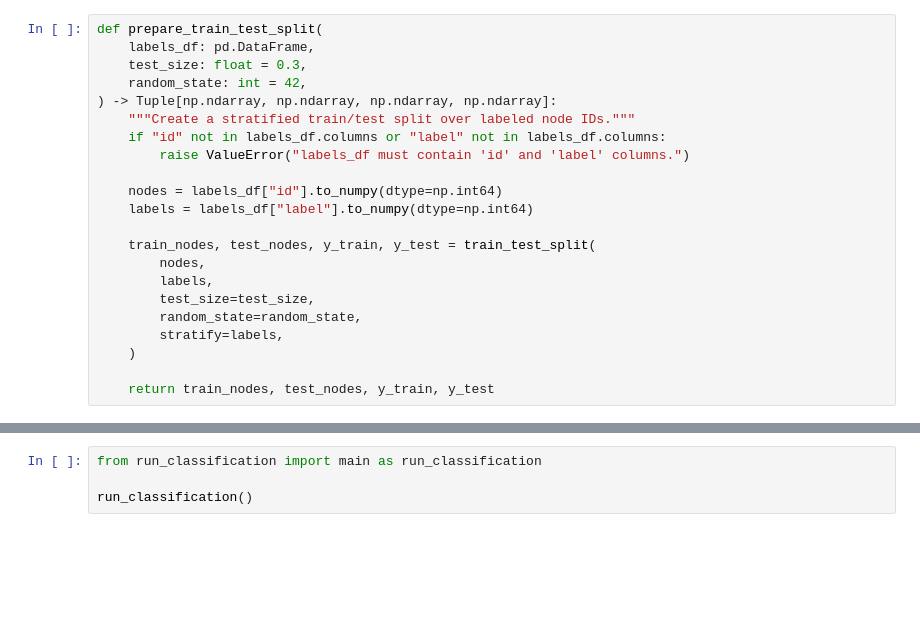
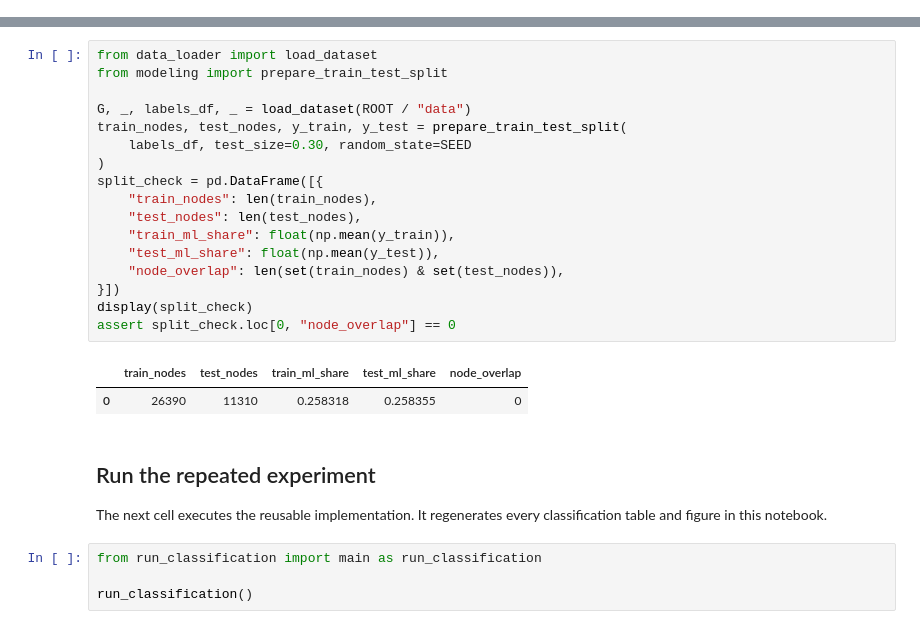
Before and after one commit to OfirAtias/github-social-network, a Jupyter notebook: notebooks/05_node_classification_algorithms.ipynb, the cells around one changed output, grey strips where cells are left out. Cells and saved outputs as stored; diff of their text form; blank space fills up the shorter version.

```diff
--- a/notebooks/05_node_classification_algorithms.ipynb
+++ b/notebooks/05_node_classification_algorithms.ipynb
@@ -75,22 +36,0 @@ Creates a seeded, stratified 70/30 split over labeled node IDs so every repeated
-# %%
-def prepare_train_test_split(
-    labels_df: pd.DataFrame,
-    test_size: float = 0.3,
-    random_state: int = 42,
-) -> Tuple[np.ndarray, np.ndarray, np.ndarray, np.ndarray]:
-    """Create a stratified train/test split over labeled node IDs."""
-    if "id" not in labels_df.columns or "label" not in labels_df.columns:
-        raise ValueError("labels_df must contain 'id' and 'label' columns.")
-
-    nodes = labels_df["id"].to_numpy(dtype=np.int64)
-    labels = labels_df["label"].to_numpy(dtype=np.int64)
-
-    train_nodes, test_nodes, y_train, y_test = train_test_split(
-        nodes,
-        labels,
-        test_size=test_size,
-        random_state=random_state,
-        stratify=labels,
-    )
-
-    return train_nodes, test_nodes, y_train, y_test
@@ -1428,3 +53,27 @@ Run the repeated classification step, threshold check, and the two error breakdo
+# %%
+from data_loader import load_dataset
+from modeling import prepare_train_test_split
+
+G, _, labels_df, _ = load_dataset(ROOT / "data")
+train_nodes, test_nodes, y_train, y_test = prepare_train_test_split(
+    labels_df, test_size=0.30, random_state=SEED
+)
+split_check = pd.DataFrame([{
+    "train_nodes": len(train_nodes),
+    "test_nodes": len(test_nodes),
+    "train_ml_share": float(np.mean(y_train)),
+    "test_ml_share": float(np.mean(y_test)),
+    "node_overlap": len(set(train_nodes) & set(test_nodes)),
+}])
+display(split_check)
+assert split_check.loc[0, "node_overlap"] == 0
+# %% [output]
+|  | train_nodes | test_nodes | train_ml_share | test_ml_share | node_overlap |
+| 0 | 26390 | 11310 | 0.258318 | 0.258355 | 0 |
+# %% [markdown]
+## Run the repeated experiment
+
+The next cell executes the reusable implementation. It regenerates every classification table and figure in this notebook.
 # %%
 from run_classification import main as run_classification
 
```
Also changed, not shown: parts of 93 cells of this notebook, 15 other files.
